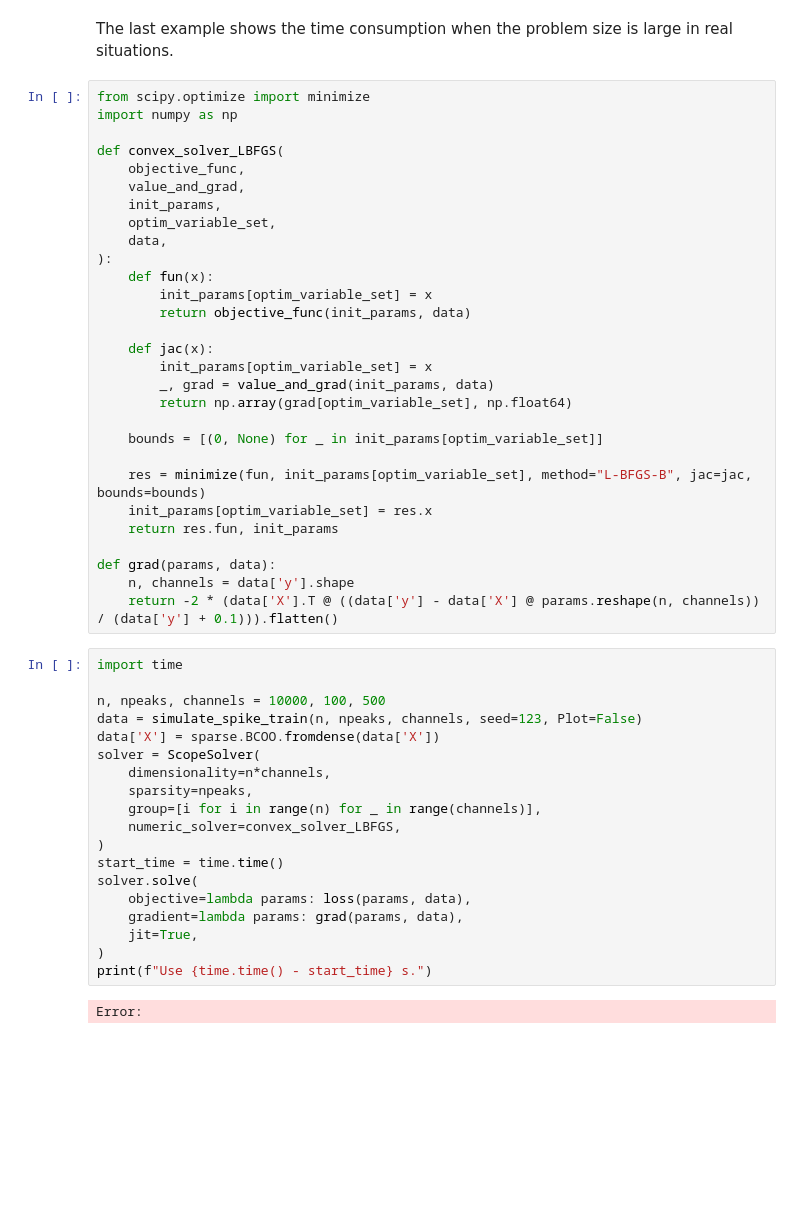
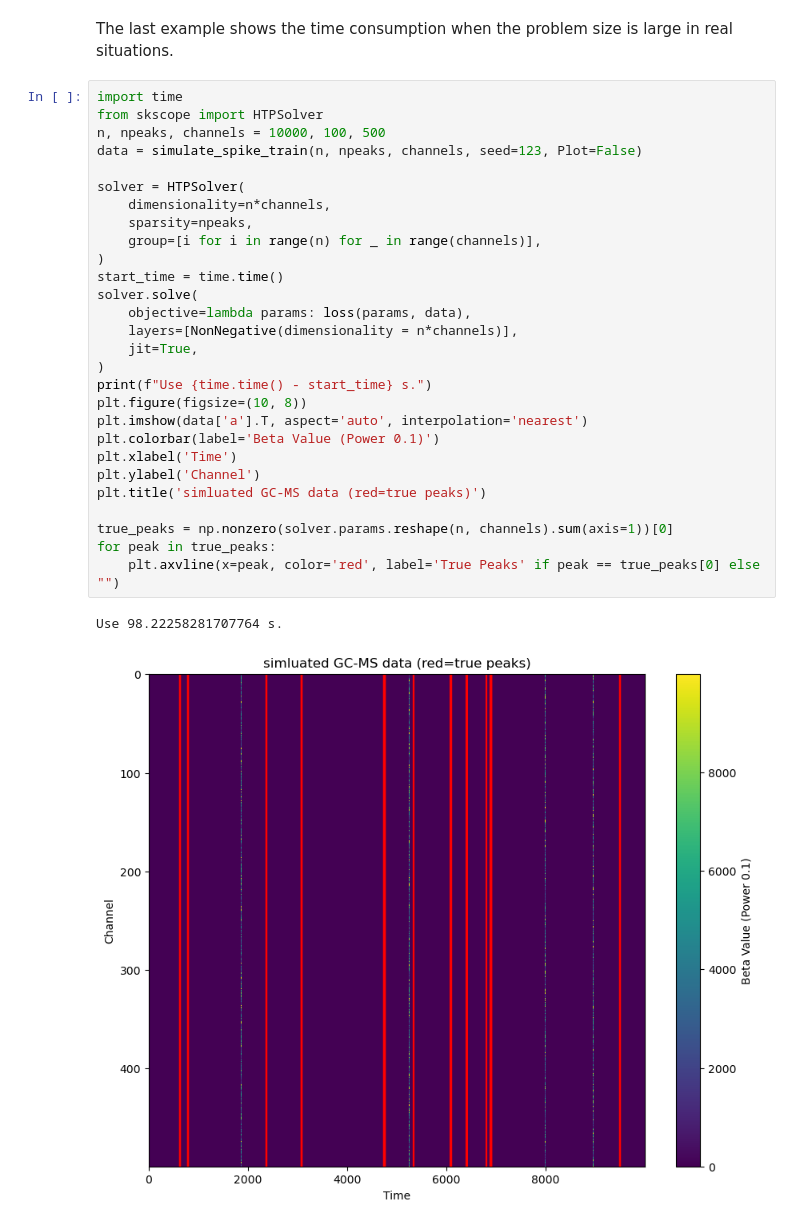
Before and after one commit to abess-team/skscope, a Jupyter notebook: docs/source/gallery/GeneralizedLinearModels/poisson-identity-link.ipynb, the cells around one changed output. Drawn from its saved outputs; the diff is of its cells as text; blank space fills up the shorter version.

```diff
--- a/docs/source/gallery/GeneralizedLinearModels/poisson-identity-link.ipynb
+++ b/docs/source/gallery/GeneralizedLinearModels/poisson-identity-link.ipynb
@@ -191,52 +191,33 @@ The size of sparse covariate matrix is 1.4714584350585938 MB
 # %% [markdown]
 The last example shows the time consumption when the problem size is large in real situations.
-# %%
-from scipy.optimize import minimize
-import numpy as np
-
-def convex_solver_LBFGS(
-    objective_func,
-    value_and_grad,
-    init_params,
-    optim_variable_set,
-    data,
-):
-    def fun(x):
-        init_params[optim_variable_set] = x
-        return objective_func(init_params, data)
-
-    def jac(x):
-        init_params[optim_variable_set] = x
-        _, grad = value_and_grad(init_params, data)
-        return np.array(grad[optim_variable_set], np.float64)
-
-    bounds = [(0, None) for _ in init_params[optim_variable_set]]
-
-    res = minimize(fun, init_params[optim_variable_set], method="L-BFGS-B", jac=jac, bounds=bounds)
-    init_params[optim_variable_set] = res.x
-    return res.fun, init_params
-
-def grad(params, data):
-    n, channels = data['y'].shape
-    return -2 * (data['X'].T @ ((data['y'] - data['X'] @ params.reshape(n, channels)) / (data['y'] + 0.1))).flatten()
 # %%
 import time
-
+from skscope import HTPSolver
 n, npeaks, channels = 10000, 100, 500
 data = simulate_spike_train(n, npeaks, channels, seed=123, Plot=False)
-data['X'] = sparse.BCOO.fromdense(data['X'])
-solver = ScopeSolver(
+
+solver = HTPSolver(
     dimensionality=n*channels,
     sparsity=npeaks,
     group=[i for i in range(n) for _ in range(channels)],
-    numeric_solver=convex_solver_LBFGS,
 )
 start_time = time.time()
 solver.solve(
     objective=lambda params: loss(params, data),
-    gradient=lambda params: grad(params, data),
+    layers=[NonNegative(dimensionality = n*channels)],
     jit=True,
 )
 print(f"Use {time.time() - start_time} s.")
+plt.figure(figsize=(10, 8))
+plt.imshow(data['a'].T, aspect='auto', interpolation='nearest')
+plt.colorbar(label='Beta Value (Power 0.1)')
+plt.xlabel('Time')
+plt.ylabel('Channel')
+plt.title('simluated GC-MS data (red=true peaks)')
+
+true_peaks = np.nonzero(solver.params.reshape(n, channels).sum(axis=1))[0]
+for peak in true_peaks:
+    plt.axvline(x=peak, color='red', label='True Peaks' if peak == true_peaks[0] else "")
 # %% [output]
-Error:
+Use 98.22258281707764 s.
+[figure, added]
```
Also changed, not shown: parts of 5 cells of this notebook.
